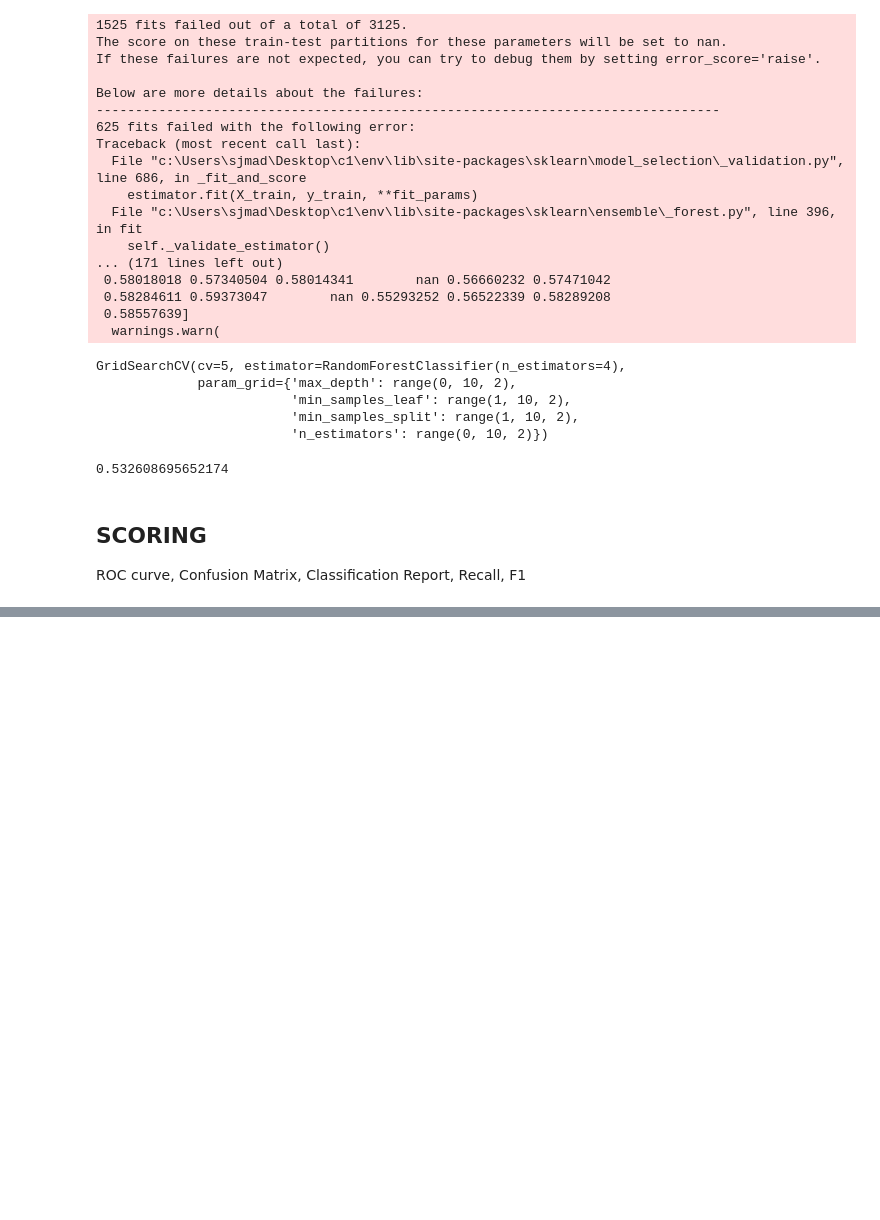
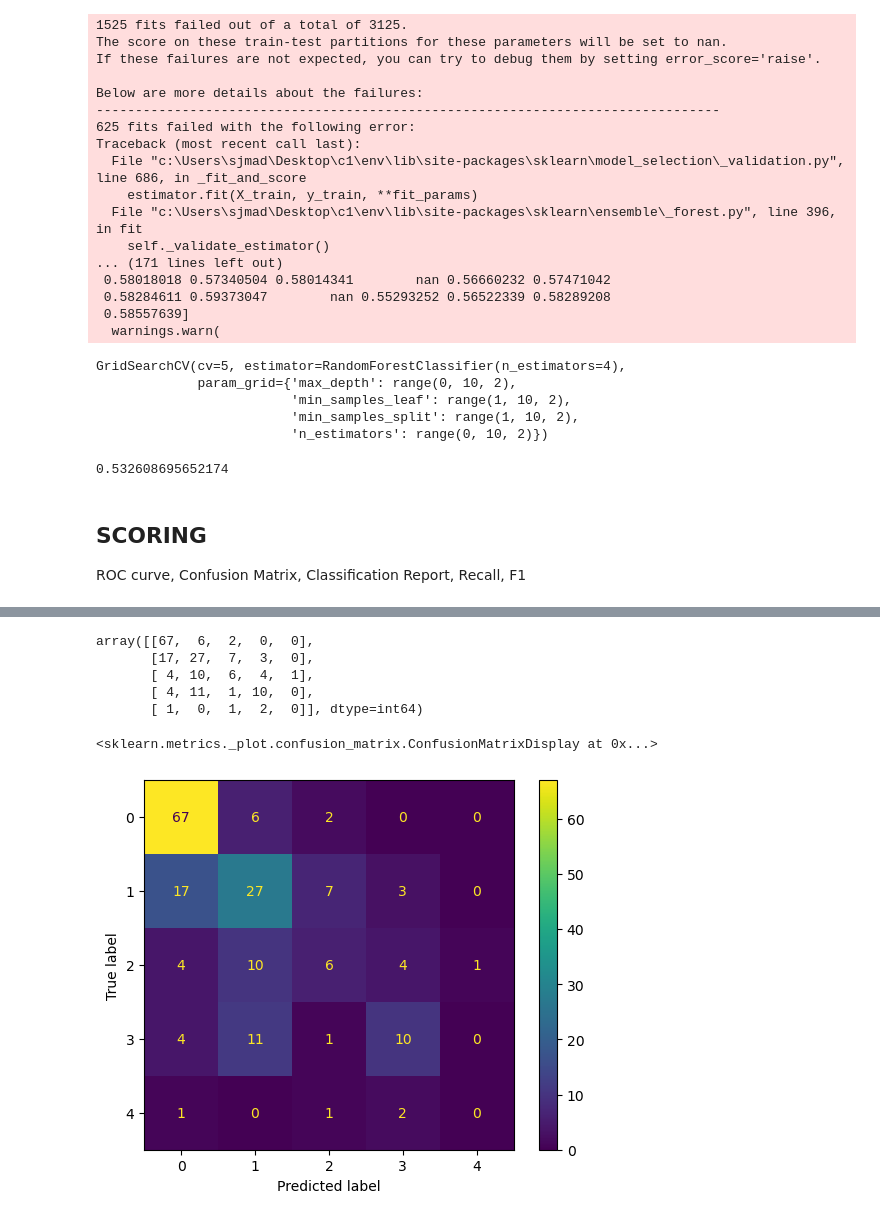
Before and after one commit to jatinxkirito/heart_disease_prediction, a Jupyter notebook: main.ipynb, the cells around one changed output, grey strips where cells are left out. Saved outputs shown, nothing was run; the diff lists cells and outputs as text; code cells hidden in the pictures; blank space fills up the shorter version.

```diff
--- a/main.ipynb
+++ b/main.ipynb
@@ -675,0 +721,5 @@ F1
+# %%
+from xgboost import XGBClassifier
+md= XGBClassifier(booster='gbtree', objective='multi:softprob', random_state=42, eval_metric="auc", num_class=tb.num.unique)
+# %%
+md.fit(x_train,y_train)
@@ -675,0 +748,2 @@ F1
+# %%
+y_predict=md.predict(x_test)
@@ -675,0 +769,14 @@ F1
+# %%
+t1
+# %% [output]
+array([[67,  6,  2,  0,  0],
+       [17, 27,  7,  3,  0],
+       [ 4, 10,  6,  4,  1],
+       [ 4, 11,  1, 10,  0],
+       [ 1,  0,  1,  2,  0]], dtype=int64)
+# %%
+from sklearn.metrics import ConfusionMatrixDisplay
+ConfusionMatrixDisplay.from_predictions(y_test,y_predict)
+# %% [output]
+<sklearn.metrics._plot.confusion_matrix.ConfusionMatrixDisplay at 0x...>
+[figure, added]
```
Also changed, not shown: parts of 18 cells of this notebook.
